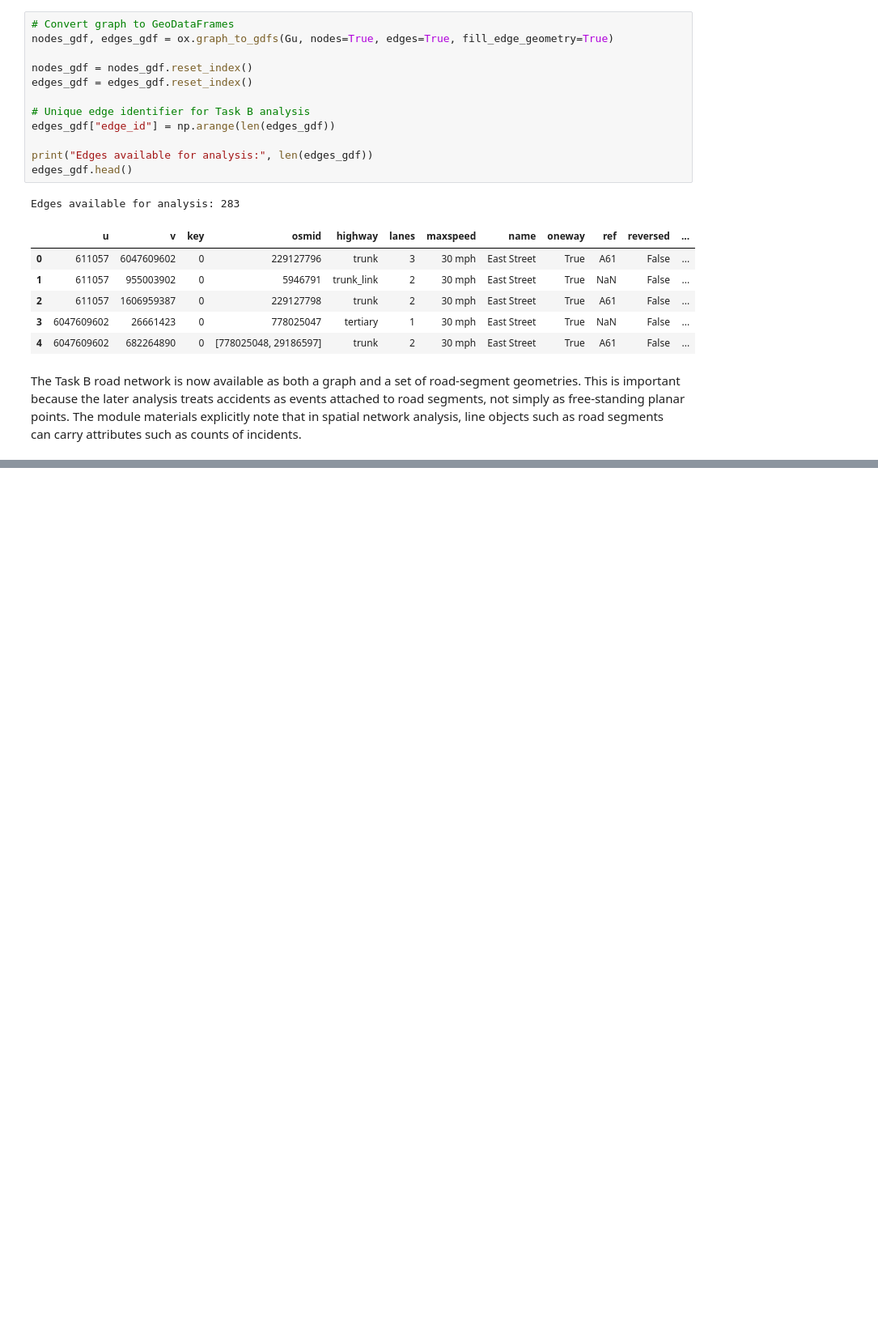
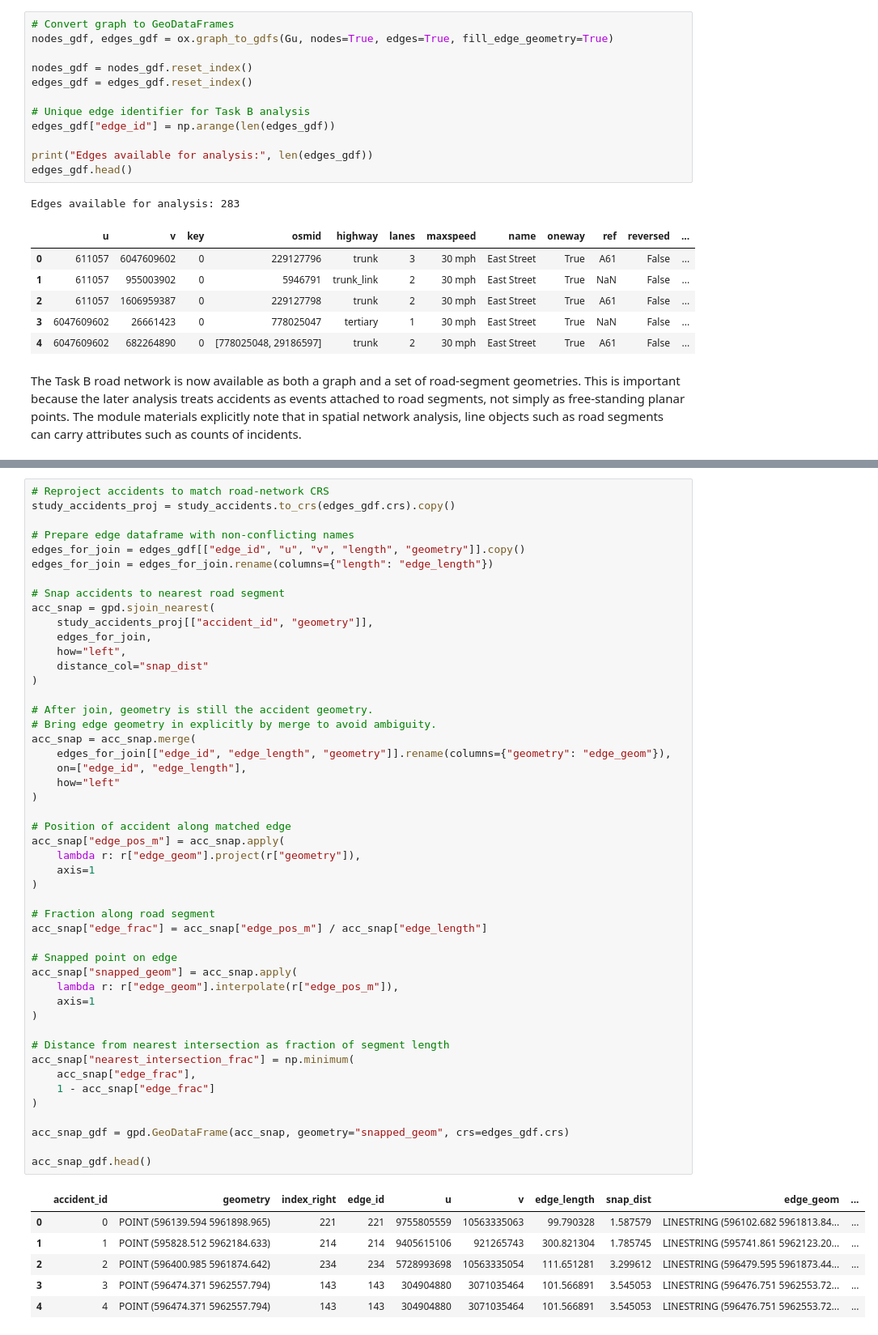
Before and after one commit to GOGO1601/network-data-analysis-cw, a Jupyter notebook: notebooks/part_2/taskB.ipynb, the cells around one changed output, grey strips where cells are left out. Shown at 81% size. Cells and saved outputs as stored; diff of their text form; blank space fills up the shorter version.

```diff
--- a/notebooks/part_2/taskB.ipynb
+++ b/notebooks/part_2/taskB.ipynb
@@ -164,0 +197,55 @@ The Task B road network is now available as both a graph and a set of road-segme
+# %%
+# Reproject accidents to match road-network CRS
+study_accidents_proj = study_accidents.to_crs(edges_gdf.crs).copy()
+
+# Prepare edge dataframe with non-conflicting names
+edges_for_join = edges_gdf[["edge_id", "u", "v", "length", "geometry"]].copy()
+edges_for_join = edges_for_join.rename(columns={"length": "edge_length"})
+
+# Snap accidents to nearest road segment
+acc_snap = gpd.sjoin_nearest(
+    study_accidents_proj[["accident_id", "geometry"]],
+    edges_for_join,
+    how="left",
+    distance_col="snap_dist"
+)
+
+# After join, geometry is still the accident geometry.
+# Bring edge geometry in explicitly by merge to avoid ambiguity.
+acc_snap = acc_snap.merge(
+    edges_for_join[["edge_id", "edge_length", "geometry"]].rename(columns={"geometry": "edge_geom"}),
+    on=["edge_id", "edge_length"],
+    how="left"
+)
+
+# Position of accident along matched edge
+acc_snap["edge_pos_m"] = acc_snap.apply(
+    lambda r: r["edge_geom"].project(r["geometry"]),
+    axis=1
+)
+
+# Fraction along road segment
+acc_snap["edge_frac"] = acc_snap["edge_pos_m"] / acc_snap["edge_length"]
+
+# Snapped point on edge
+acc_snap["snapped_geom"] = acc_snap.apply(
+    lambda r: r["edge_geom"].interpolate(r["edge_pos_m"]),
+    axis=1
+)
+
+# Distance from nearest intersection as fraction of segment length
+acc_snap["nearest_intersection_frac"] = np.minimum(
+    acc_snap["edge_frac"],
+    1 - acc_snap["edge_frac"]
+)
+
+acc_snap_gdf = gpd.GeoDataFrame(acc_snap, geometry="snapped_geom", crs=edges_gdf.crs)
+
+acc_snap_gdf.head()
+# %% [output]
+|  | accident_id | geometry | index_right | edge_id | u | v | edge_length | snap_dist | edge_geom | ... |
+| 0 | 0 | POINT (596139.594 5961898.965) | 221 | 221 | 9755805559 | 10563335063 | 99.790328 | 1.587579 | LINESTRING (596102.682 5961813.84... | ... |
+| 1 | 1 | POINT (595828.512 5962184.633) | 214 | 214 | 9405615106 | 921265743 | 300.821304 | 1.785745 | LINESTRING (595741.861 5962123.20... | ... |
+| 2 | 2 | POINT (596400.985 5961874.642) | 234 | 234 | 5728993698 | 10563335054 | 111.651281 | 3.299612 | LINESTRING (596479.595 5961873.44... | ... |
+| 3 | 3 | POINT (596474.371 5962557.794) | 143 | 143 | 304904880 | 3071035464 | 101.566891 | 3.545053 | LINESTRING (596476.751 5962553.72... | ... |
+| 4 | 4 | POINT (596474.371 5962557.794) | 143 | 143 | 304904880 | 3071035464 | 101.566891 | 3.545053 | LINESTRING (596476.751 5962553.72... | ... |
```
Also changed, not shown: parts of 14 cells of this notebook.
